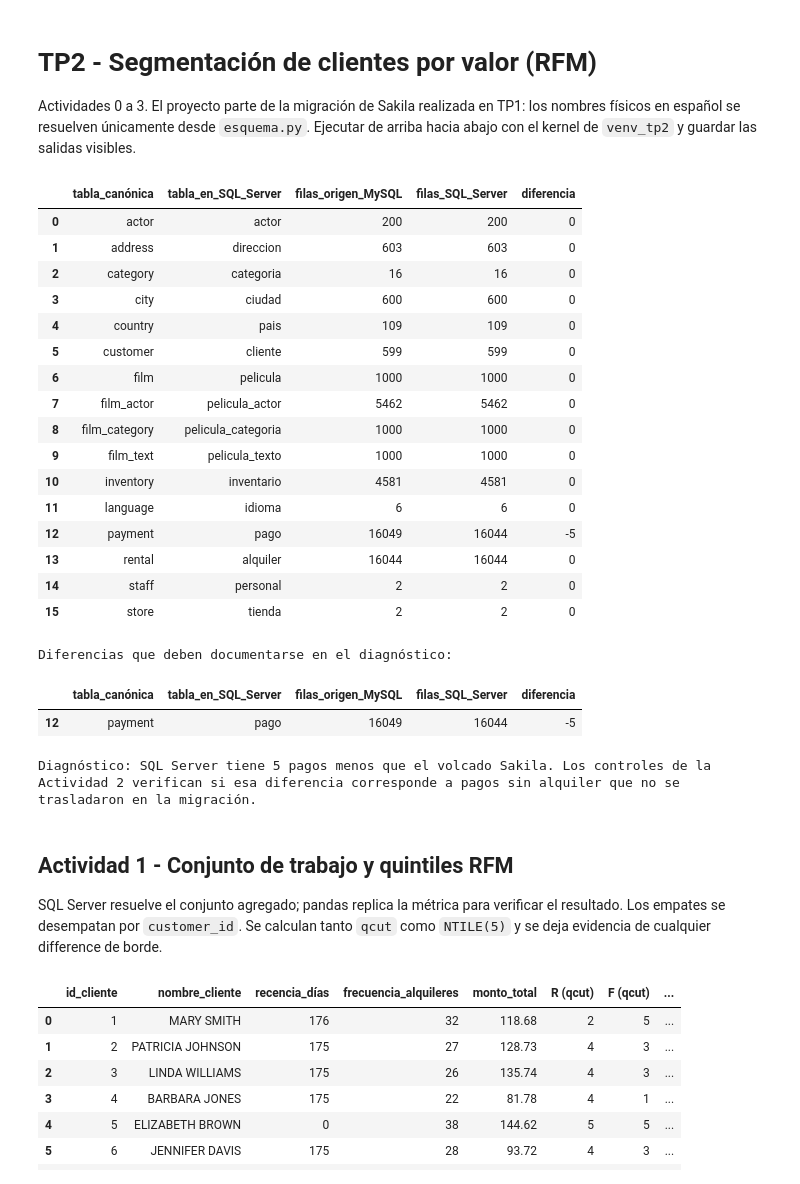
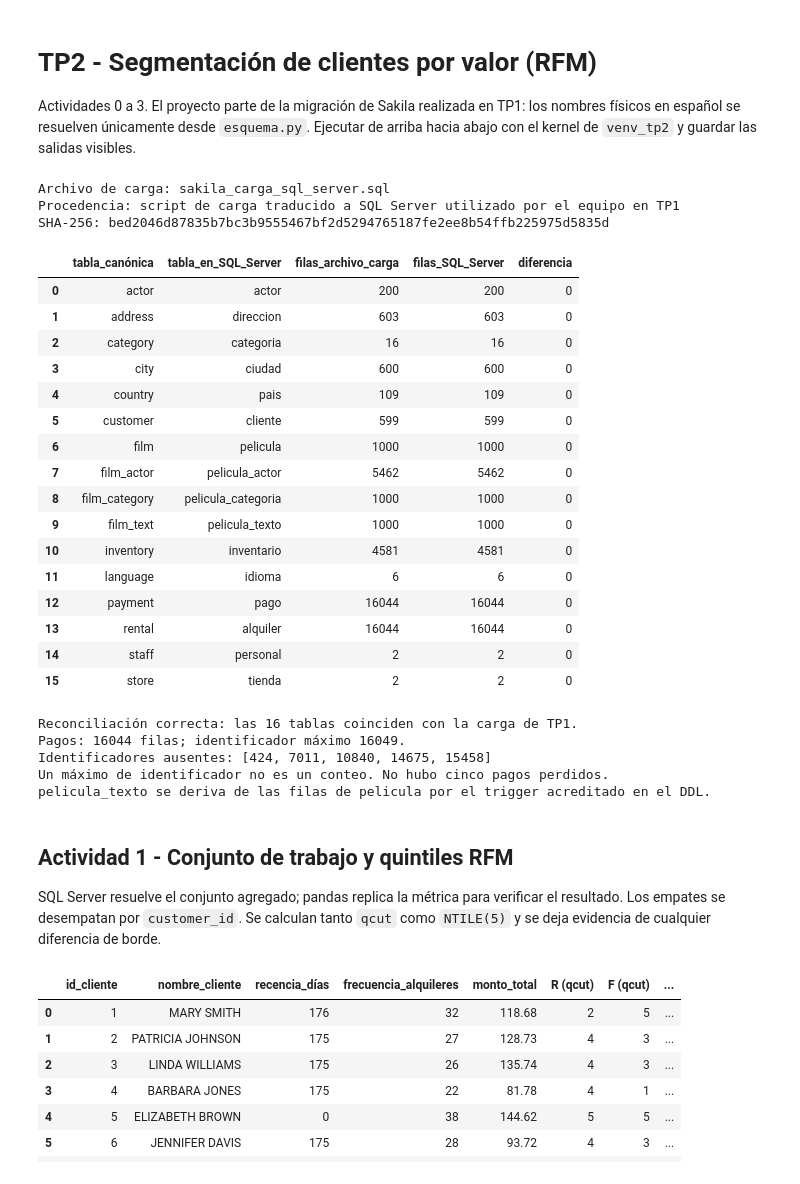
Before and after one commit to NICKMC500/TP2-Equipo1_RFM, a Jupyter notebook: notebooks/analisis.ipynb, the cells around one changed output. Cells and saved outputs as stored; diff of their text form; code cells hidden in the pictures.

```diff
--- a/notebooks/analisis.ipynb
+++ b/notebooks/analisis.ipynb
@@ -12,7 +12,9 @@ if not (RAIZ / "config_conexion.py").exists():
 if str(RAIZ) not in sys.path:
     sys.path.insert(0, str(RAIZ))
 
+import json
 import pandas as pd
+from reconciliar_origen import contar_origen
 from config_conexion import engine
 from esquema import columna_sql, get_tabla_espanol, renderizar_sql, tabla_sql
 
@@ -20,7 +22,7 @@ from esquema import columna_sql, get_tabla_espanol, renderizar_sql, tabla_sql
 ETIQUETAS = {
     "canonical_table": "tabla_canónica",
     "local_table_name": "tabla_en_SQL_Server",
-    "source_mysql_rows": "filas_origen_MySQL",
+    "source_rows": "filas_archivo_carga",
     "sql_server_rows": "filas_SQL_Server",
     "difference": "diferencia",
     "customer_id": "id_cliente",
@@ -36,48 +38,58 @@ ETIQUETAS = {
     "M_ntile": "M (NTILE)",
     "Segmento_RFM": "segmento_RFM",
 }
 ETIQUETAS_CONTROLES = {
     "duplicate_customers": "clientes_duplicados",
     "payments_without_rental": "pagos_sin_alquiler",
     "amount_payments_without_rental": "monto_pagos_sin_alquiler",
     "customers_without_payment": "clientes_sin_pago",
     "negative_payments": "pagos_negativos",
 }
 
 def vista(tabla):
     """Devuelve una copia para mostrar, con encabezados en español."""
     return tabla.rename(columns=ETIQUETAS)
 
-# Actividad 0: la plantilla usa nombres canónicos; esquema.py los convierte a nombres locales.
+# Actividad 0: contar el archivo exacto de TP1, sin ejecutarlo.
+origen_verificado = contar_origen()
+print("Archivo de carga:", origen_verificado["archivo"])
+print("Procedencia:", origen_verificado["procedencia"])
+print("SHA-256:", origen_verificado["sha256"])
 plantilla_reconciliacion = (RAIZ / "sql" / "reconciliacion.sql").read_text(encoding="utf-8")
 query_reconciliacion = renderizar_sql(plantilla_reconciliacion)
-df_reconciliacion = pd.read_sql_query(query_reconciliacion, con=engine)
+df_destino = pd.read_sql_query(query_reconciliacion, con=engine)
+df_origen = pd.DataFrame(origen_verificado["conteos"].items(), columns=["canonical_table", "source_rows"])
+df_reconciliacion = df_origen.merge(df_destino, on="canonical_table", validate="one_to_one")
 df_reconciliacion.insert(1, "local_table_name", df_reconciliacion["canonical_table"].map(get_tabla_espanol))
+df_reconciliacion["difference"] = df_reconciliacion["sql_server_rows"] - df_reconciliacion["source_rows"]
 display(vista(df_reconciliacion))
-
 differences = df_reconciliacion.query("difference != 0")
 if differences.empty:
-    print("Reconciliación correcta.")
+    print("Reconciliación correcta: las 16 tablas coinciden con la carga de TP1.")
 else:
-    print("Diferencias que deben documentarse en el diagnóstico:")
+    print("Diferencias reales a investigar:")
     display(vista(differences))
-    difference_pagos = differences.query("canonical_table == 'payment'")
-    if not difference_pagos.empty:
-        print(
-            "Diagnóstico: SQL Server tiene 5 pagos menos que el volcado Sakila. "
-            "Los controles de la Actividad 2 verifican si esa diferencia corresponde "
-            "a pagos sin alquiler que no se trasladaron en la migración."
-        )
+pagos_origen = origen_verificado["pagos"]
+print(f"Pagos: {pagos_origen['filas']} filas; identificador máximo {pagos_origen['max_id']}.")
+print("Identificadores ausentes:", pagos_origen["huecos_id"])
+print("Un máximo de identificador no es un conteo. No hubo cinco pagos perdidos.")
+print("pelicula_texto se deriva de las filas de pelicula por el trigger acreditado en el DDL.")
+(RAIZ / "informe" / "evidencia_reconciliacion.json").write_text(
+    json.dumps({**origen_verificado, "comparacion_sql_server": df_reconciliacion.to_dict("records")},
+               ensure_ascii=False, indent=2), encoding="utf-8")
 
 # Los nombres físicos se resuelven exclusivamente desde esquema.py.
 T = {x: tabla_sql(x) for x in ("customer", "rental", "payment")}
 C = {
     "customer": {x: columna_sql("customer", x) for x in ("customer_id", "first_name", "last_name")},
-    "rental": {x: columna_sql("rental", x) for x in ("rental_id", "customer_id", "rental_date")},
-    "payment": {x: columna_sql("payment", x) for x in ("payment_id", "customer_id", "rental_id", "amount")},
+    "rental": {x: columna_sql("rental", x) for x in ("rental_id", "customer_id", "rental_date", "return_date")},
+    "payment": {x: columna_sql("payment", x) for x in ("payment_id", "customer_id", "rental_id", "amount", "payment_date")},
 }
 # %% [output]
+Archivo de carga: sakila_carga_sql_server.sql
+Procedencia: script de carga traducido a SQL Server utilizado por el equipo en TP1
+SHA-256: bed2046d87835b7bc3b9555467bf2d5294765187fe2ee8b54ffb225975d5835d
-|  | tabla_canónica | tabla_en_SQL_Server | filas_origen_MySQL | filas_SQL_Server | diferencia |
+|  | tabla_canónica | tabla_en_SQL_Server | filas_archivo_carga | filas_SQL_Server | diferencia |
 | 0 | actor | actor | 200 | 200 | 0 |
 | 1 | address | direccion | 603 | 603 | 0 |
 | 2 | category | categoria | 16 | 16 | 0 |
@@ -90,18 +102,19 @@ C = {
 | 9 | film_text | pelicula_texto | 1000 | 1000 | 0 |
 | 10 | inventory | inventario | 4581 | 4581 | 0 |
 | 11 | language | idioma | 6 | 6 | 0 |
-| 12 | payment | pago | 16049 | 16044 | -5 |
+| 12 | payment | pago | 16044 | 16044 | 0 |
 | 13 | rental | alquiler | 16044 | 16044 | 0 |
 | 14 | staff | personal | 2 | 2 | 0 |
 | 15 | store | tienda | 2 | 2 | 0 |
-Diferencias que deben documentarse en el diagnóstico:
-|  | tabla_canónica | tabla_en_SQL_Server | filas_origen_MySQL | filas_SQL_Server | diferencia |
-| 12 | payment | pago | 16049 | 16044 | -5 |
-Diagnóstico: SQL Server tiene 5 pagos menos que el volcado Sakila. Los controles de la Actividad 2 verifican si esa diferencia corresponde a pagos sin alquiler que no se trasladaron en la migración.
+Reconciliación correcta: las 16 tablas coinciden con la carga de TP1.
+Pagos: 16044 filas; identificador máximo 16049.
+Identificadores ausentes: [424, 7011, 10840, 14675, 15458]
+Un máximo de identificador no es un conteo. No hubo cinco pagos perdidos.
+pelicula_texto se deriva de las filas de pelicula por el trigger acreditado en el DDL.
 # %% [markdown]
 ## Actividad 1 - Conjunto de trabajo y quintiles RFM
 
-SQL Server resuelve el conjunto agregado; pandas replica la métrica para verificar el resultado. Los empates se desempatan por `customer_id`. Se calculan tanto `qcut` como `NTILE(5)` y se deja evidencia de cualquier difference de borde.
+SQL Server resuelve el conjunto agregado; pandas replica la métrica para verificar el resultado. Los empates se desempatan por `customer_id`. Se calculan tanto `qcut` como `NTILE(5)` y se deja evidencia de cualquier diferencia de borde.
 # %%
 # Actividad 1: carga del conjunto RFM producido por SQL Server.
 plantilla_rfm = (RAIZ / "sql" / "conjunto_trabajo.sql").read_text(encoding="utf-8")
```
Also changed, not shown: parts of 4 cells of this notebook, 32 other files.
